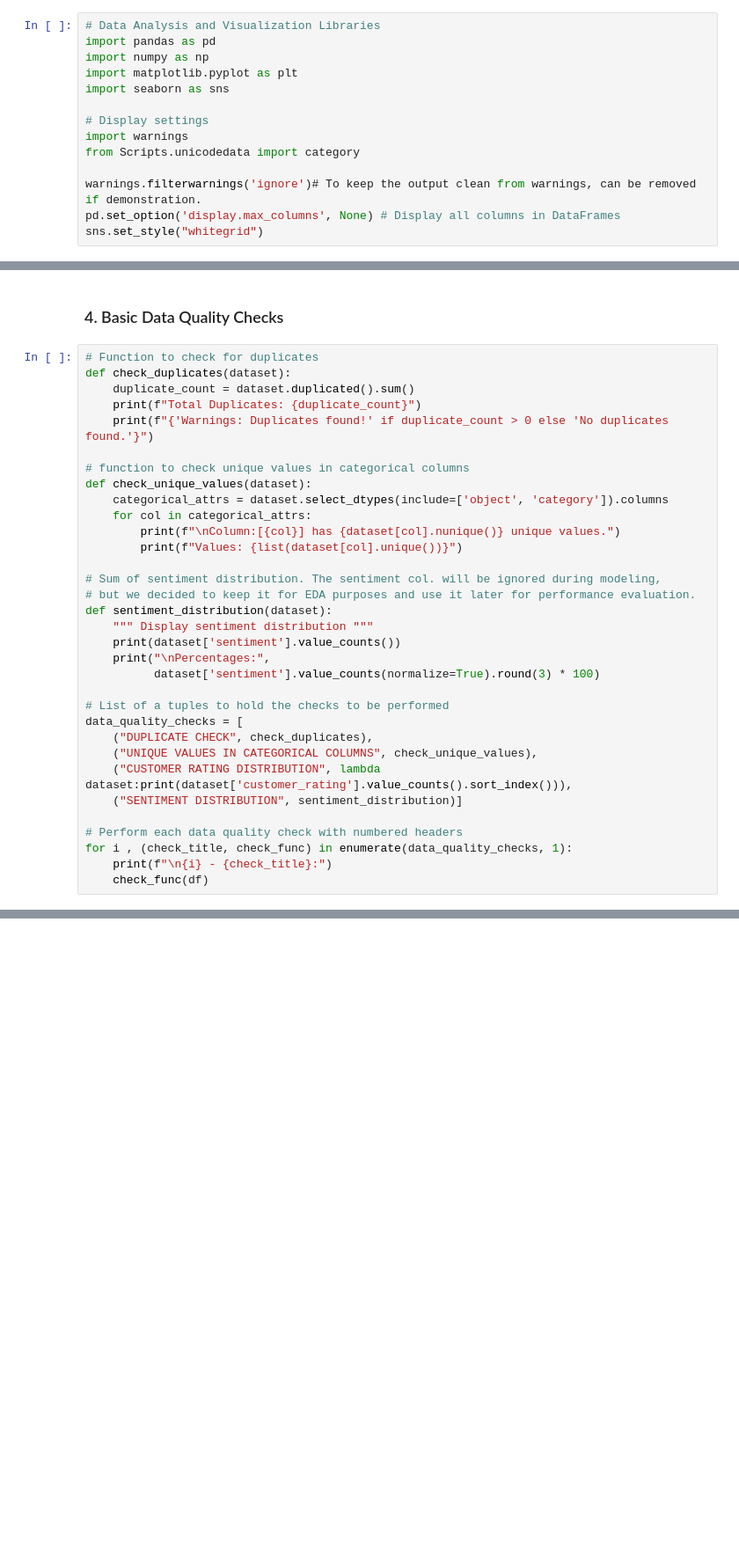
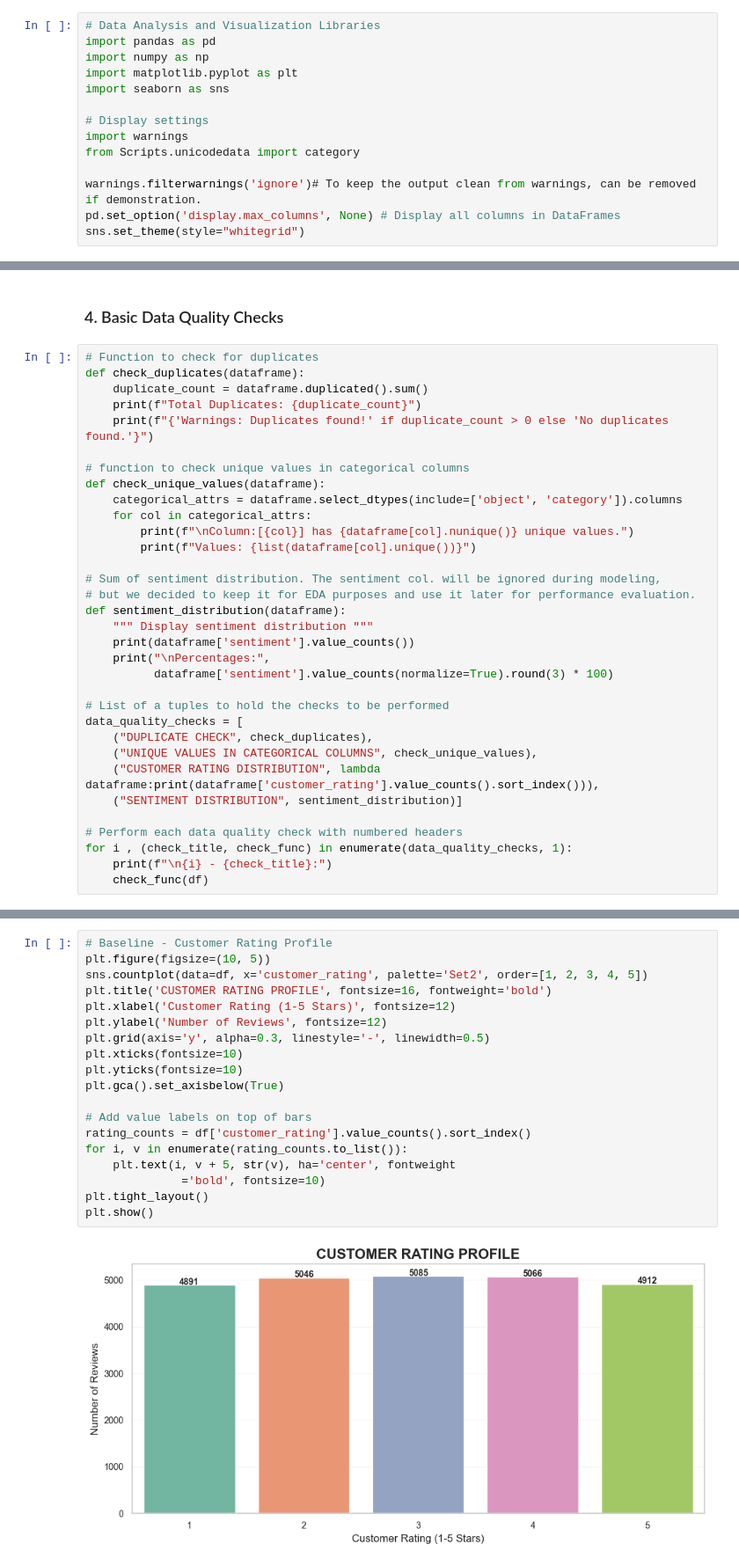
Before and after one commit to samehinttech/sentiment-analysis-customer-reviews, a Jupyter notebook: notebooks/sentiment_analysis.ipynb, the cells around one changed output, grey strips where cells are left out. Shown at 88% size. Saved outputs shown, nothing was run; the diff lists cells and outputs as text; blank space fills up the shorter version.

Commit message:
code: complete EDA Visualization

```diff
--- a/notebooks/sentiment_analysis.ipynb
+++ b/notebooks/sentiment_analysis.ipynb
@@ -13,7 +13,7 @@ from Scripts.unicodedata import category
 
 warnings.filterwarnings('ignore')# To keep the output clean from warnings, can be removed if demonstration.
 pd.set_option('display.max_columns', None) # Display all columns in DataFrames
-sns.set_style("whitegrid")
+sns.set_theme(style="whitegrid")
 # %% [markdown]
 ### 2. Reading Data
 # %%
@@ -86,31 +86,31 @@ No missing values found.
 ### 4. Basic Data Quality Checks
 # %%
 # Function to check for duplicates
-def check_duplicates(dataset):
-    duplicate_count = dataset.duplicated().sum()
+def check_duplicates(dataframe):
+    duplicate_count = dataframe.duplicated().sum()
     print(f"Total Duplicates: {duplicate_count}")
     print(f"{'Warnings: Duplicates found!' if duplicate_count > 0 else 'No duplicates found.'}")
 
 # function to check unique values in categorical columns
-def check_unique_values(dataset):
-    categorical_attrs = dataset.select_dtypes(include=['object', 'category']).columns
+def check_unique_values(dataframe):
+    categorical_attrs = dataframe.select_dtypes(include=['object', 'category']).columns
     for col in categorical_attrs:
-        print(f"\nColumn:[{col}] has {dataset[col].nunique()} unique values.")
-        print(f"Values: {list(dataset[col].unique())}")
+        print(f"\nColumn:[{col}] has {dataframe[col].nunique()} unique values.")
+        print(f"Values: {list(dataframe[col].unique())}")
 
 # Sum of sentiment distribution. The sentiment col. will be ignored during modeling,
 # but we decided to keep it for EDA purposes and use it later for performance evaluation.
-def sentiment_distribution(dataset):
+def sentiment_distribution(dataframe):
     """ Display sentiment distribution """
-    print(dataset['sentiment'].value_counts())
+    print(dataframe['sentiment'].value_counts())
     print("\nPercentages:",
-          dataset['sentiment'].value_counts(normalize=True).round(3) * 100)
+          dataframe['sentiment'].value_counts(normalize=True).round(3) * 100)
 
 # List of a tuples to hold the checks to be performed
 data_quality_checks = [
     ("DUPLICATE CHECK", check_duplicates),
     ("UNIQUE VALUES IN CATEGORICAL COLUMNS", check_unique_values),
-    ("CUSTOMER RATING DISTRIBUTION", lambda dataset:print(dataset['customer_rating'].value_counts().sort_index())),
+    ("CUSTOMER RATING DISTRIBUTION", lambda dataframe:print(dataframe['customer_rating'].value_counts().sort_index())),
     ("SENTIMENT DISTRIBUTION", sentiment_distribution)]
 
 # Perform each data quality check with numbered headers
@@ -137,0 +143,21 @@ Name: proportion, dtype: float64
+# %%
+# Baseline - Customer Rating Profile
+plt.figure(figsize=(10, 5))
+sns.countplot(data=df, x='customer_rating', palette='Set2', order=[1, 2, 3, 4, 5])
+plt.title('CUSTOMER RATING PROFILE', fontsize=16, fontweight='bold')
+plt.xlabel('Customer Rating (1-5 Stars)', fontsize=12)
+plt.ylabel('Number of Reviews', fontsize=12)
+plt.grid(axis='y', alpha=0.3, linestyle='-', linewidth=0.5)
+plt.xticks(fontsize=10)
+plt.yticks(fontsize=10)
+plt.gca().set_axisbelow(True)
+
+# Add value labels on top of bars
+rating_counts = df['customer_rating'].value_counts().sort_index()
+for i, v in enumerate(rating_counts.to_list()):
+    plt.text(i, v + 5, str(v), ha='center', fontweight
+              ='bold', fontsize=10)
+plt.tight_layout()
+plt.show()
+# %% [output]
+[figure, added]
```
Also changed, not shown: parts of 3 cells of this notebook.
